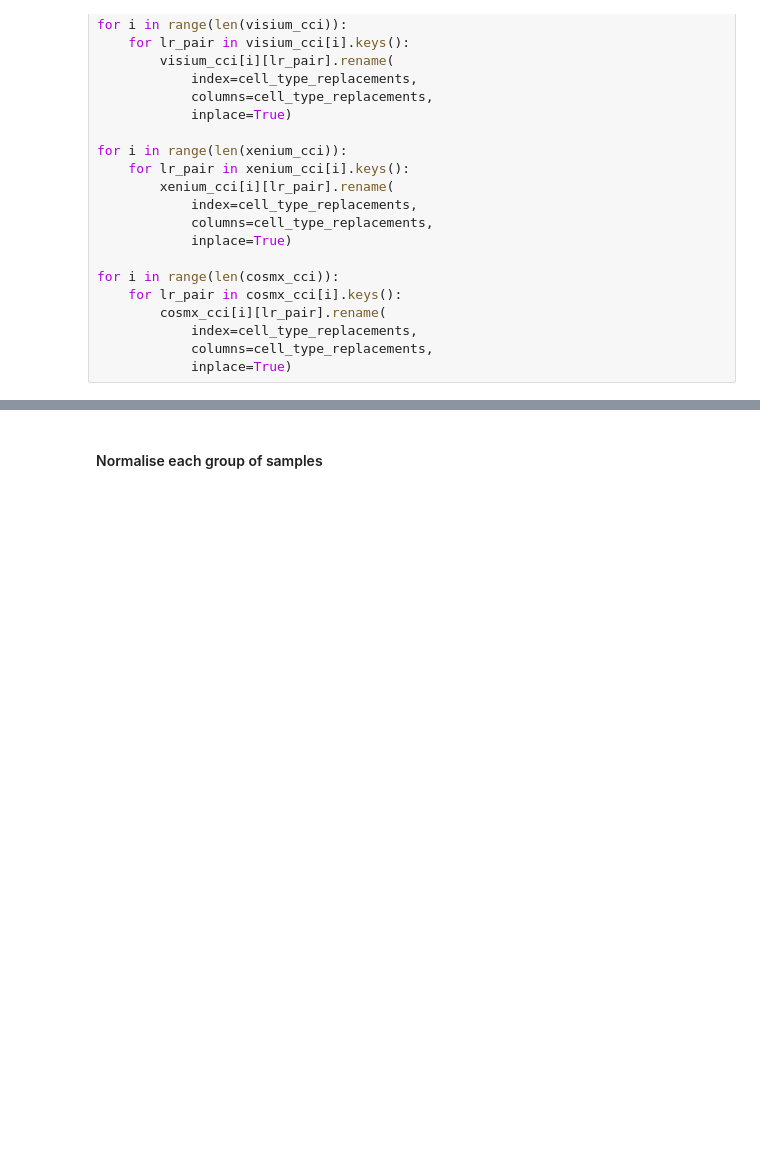
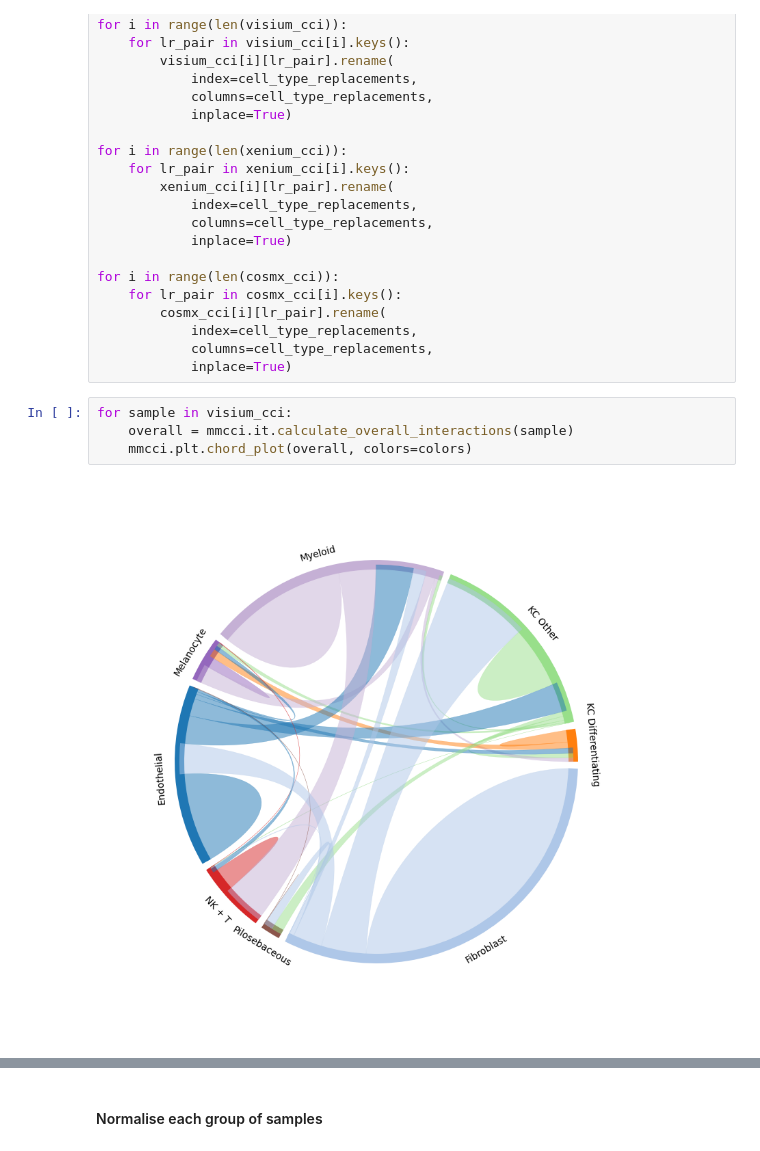
Before and after one commit to BiomedicalMachineLearning/MultimodalCCI, a Jupyter notebook: examples/melanoma_integration.ipynb, the cells around one changed output, grey strips where cells are left out. Saved outputs shown, nothing was run; the diff lists cells and outputs as text; blank space fills up the shorter version.

```diff
--- a/examples/melanoma_integration.ipynb
+++ b/examples/melanoma_integration.ipynb
@@ -86,3 +86,9 @@ for i in range(len(cosmx_cci)):
             index=cell_type_replacements,
             columns=cell_type_replacements,
             inplace=True)
+# %%
+for sample in visium_cci:
+    overall = mmcci.it.calculate_overall_interactions(sample)
+    mmcci.plt.chord_plot(overall, colors=colors)
+# %% [output]
+[figure, added]
```
Also changed, not shown: parts of 3 cells of this notebook, 9 other files.
